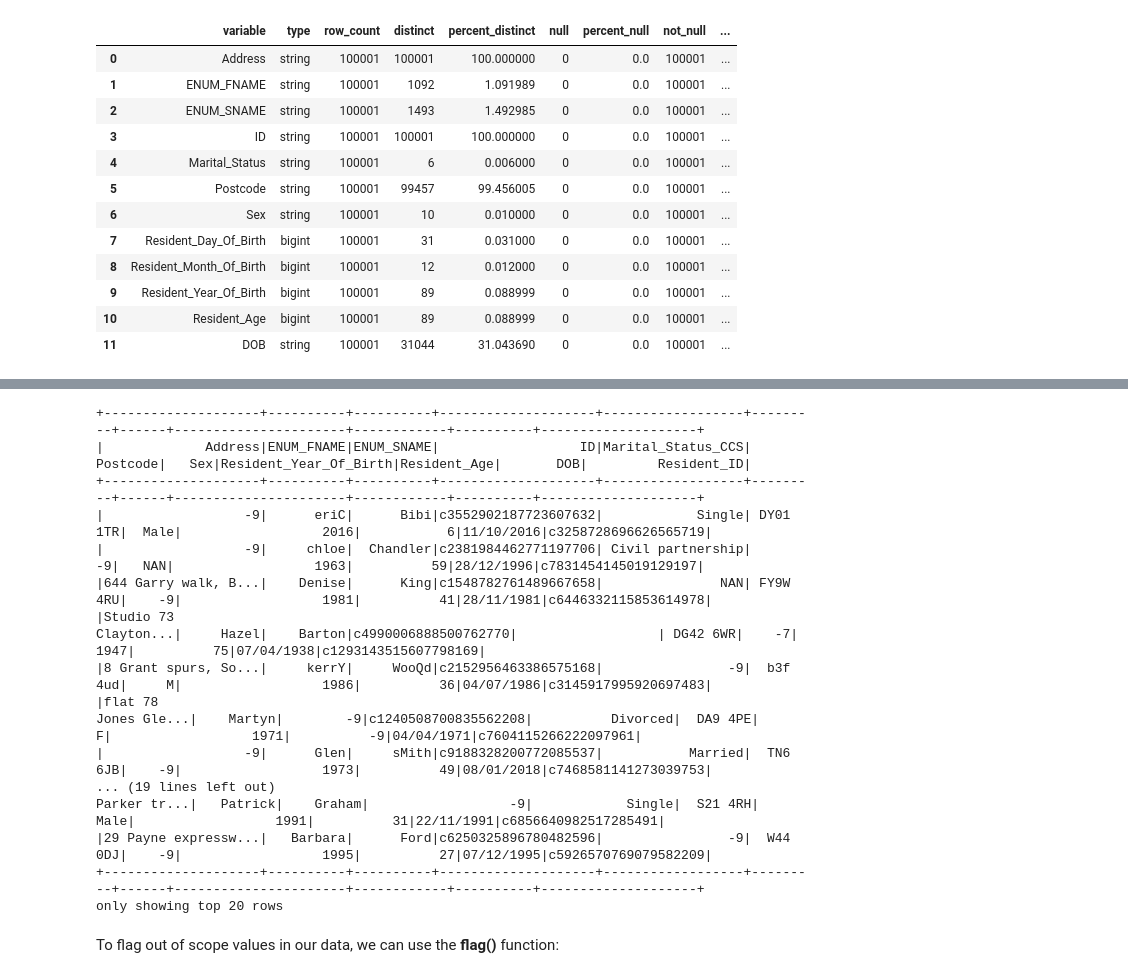
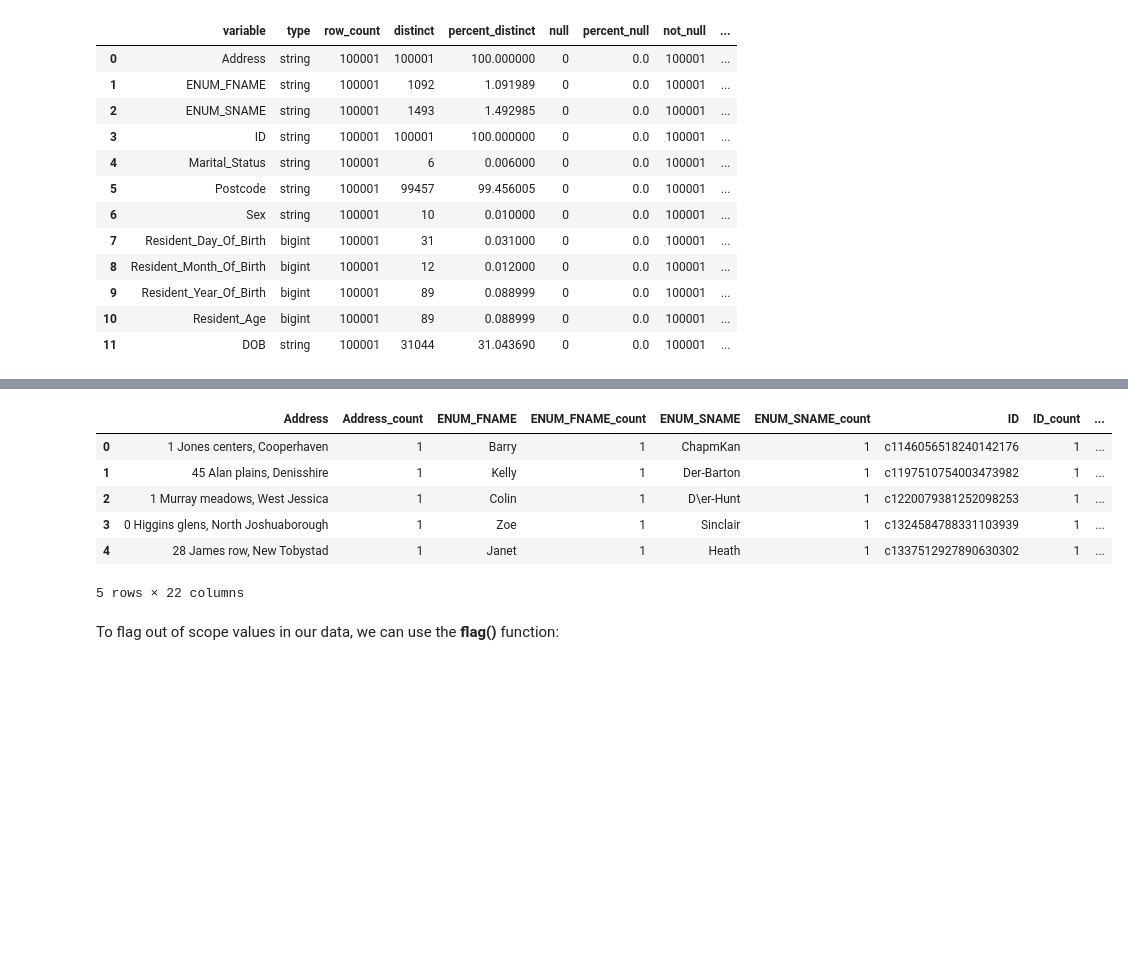
Before and after one commit to anthonye93/dlh_utils_demo, a Jupyter notebook: dlh_utils_demo.ipynb, the cells around one changed output, grey strips where cells are left out. Drawn from its saved outputs; the diff is of its cells as text; code cells hidden in the pictures; blank space fills up the shorter version.

```diff
--- a/dlh_utils_demo.ipynb
+++ b/dlh_utils_demo.ipynb
@@ -121,47 +106,15 @@ top_5_value_counts_ccs[0]
-# %%
-#STEP TO EXPLORE MINUS VALUES
-'''
-for count,column in enumerate(ccs.columns,1):
-    if count == 1:
-        if ccs.filter(F.col(column).startswith('-')).count()>1:
-            df = ccs.filter(F.col(column).startswith('-')).distinct()
-    else:
-        df = df.union(ccs.filter(F.col(column).startswith('-')).distinct())
-
-df.show()
-
-
-df = [ccs.filter(F.col(column).startswith('-')) for column in ccs.columns]
-df
-'''
-from functools import reduce
-
-df = ccs.filter(
-    reduce(
-        lambda x, y: x | y,    # `|` means `or`; use `&` if you want `and`
-        [(F.col(c).startswith('-')) for c in ccs.columns]
-    )
-)
-
-df.show()
-# %% [output]
-+--------------------+----------+----------+--------------------+------------------+---------+------+----------------------+------------+----------+--------------------+
-|             Address|ENUM_FNAME|ENUM_SNAME|                  ID|Marital_Status_CCS| Postcode|   Sex|Resident_Year_Of_Birth|Resident_Age|       DOB|         Resident_ID|
-+--------------------+----------+----------+--------------------+------------------+---------+------+----------------------+------------+----------+--------------------+
-|                  -9|      eriC|      Bibi|c3552902187723607632|            Single| DY01 1TR|  Male|                  2016|           6|11/10/2016|c3258728696626565719|
-|                  -9|     chloe|  Chandler|c2381984462771197706| Civil partnership|       -9|   NAN|                  1963|          59|28/12/1996|c7831454145019129197|
-|644 Garry walk, B...|    Denise|      King|c1548782761489667658|               NAN| FY9W 4RU|    -9|                  1981|          41|28/11/1981|c6446332115853614978|
-|Studio 73
-Clayton...|     Hazel|    Barton|c4990006888500762770|                  | DG42 6WR|    -7|                  1947|          75|07/04/1938|c1293143515607798169|
-|8 Grant spurs, So...|     kerrY|     WooQd|c2152956463386575168|                -9|  b3f 4ud|     M|                  1986|          36|04/07/1986|c3145917995920697483|
-|flat 78
-Jones Gle...|    Martyn|        -9|c1240508700835562208|          Divorced|  DA9 4PE|     F|                  1971|          -9|04/04/1971|c7604115266222097961|
-|                  -9|      Glen|     sMith|c9188328200772085537|           Married|  TN6 6JB|    -9|                  1973|          49|08/01/2018|c7468581141273039753|
-... (19 lines left out)
-Parker tr...|   Patrick|    Graham|                  -9|            Single|  S21 4RH|  Male|                  1991|          31|22/11/1991|c6856640982517285491|
-|29 Payne expressw...|   Barbara|      Ford|c6250325896780482596|                -9|  W44 0DJ|    -9|                  1995|          27|07/12/1995|c5926570769079582209|
-+--------------------+----------+----------+--------------------+------------------+---------+------+----------------------+------------+----------+--------------------+
-only showing top 20 rows
+# %%
+# we can do the same for the bottom values:
+
+value_counts_ccs[1]
+# %% [output]
+|  | Address | Address_count | ENUM_FNAME | ENUM_FNAME_count | ENUM_SNAME | ENUM_SNAME_count | ID | ID_count | ... |
+| 0 | 1 Jones centers, Cooperhaven | 1 | Barry | 1 | ChapmKan | 1 | c1146056518240142176 | 1 | ... |
+| 1 | 45 Alan plains, Denisshire | 1 | Kelly | 1 | Der-Barton | 1 | c1197510754003473982 | 1 | ... |
+| 2 | 1 Murray meadows, West Jessica | 1 | Colin | 1 | D\er-Hunt | 1 | c1220079381252098253 | 1 | ... |
+| 3 | 0 Higgins glens, North Joshuaborough | 1 | Zoe | 1 | Sinclair | 1 | c1324584788331103939 | 1 | ... |
+| 4 | 28 James row, New Tobystad | 1 | Janet | 1 | Heath | 1 | c1337512927890630302 | 1 | ... |
+5 rows × 22 columns
 # %% [markdown]
 To flag out of scope values in our data, we can use the **flag()** function:
 # %%
```
Also changed, not shown: parts of 5 cells of this notebook.
